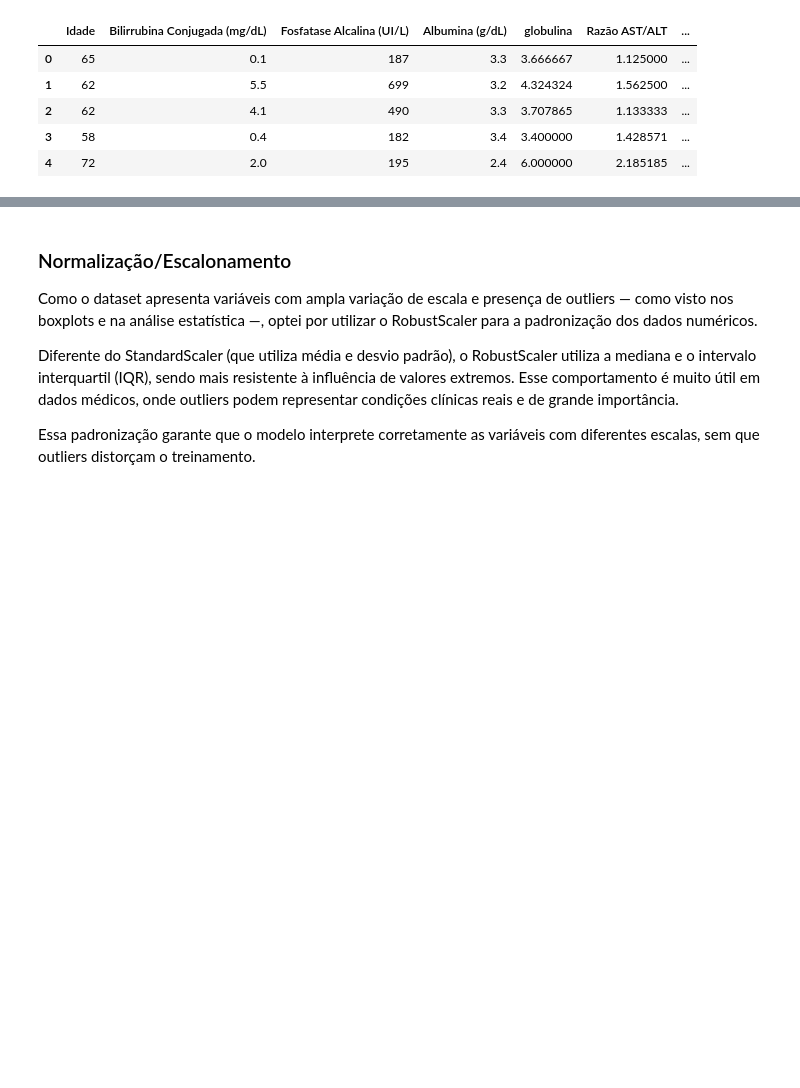
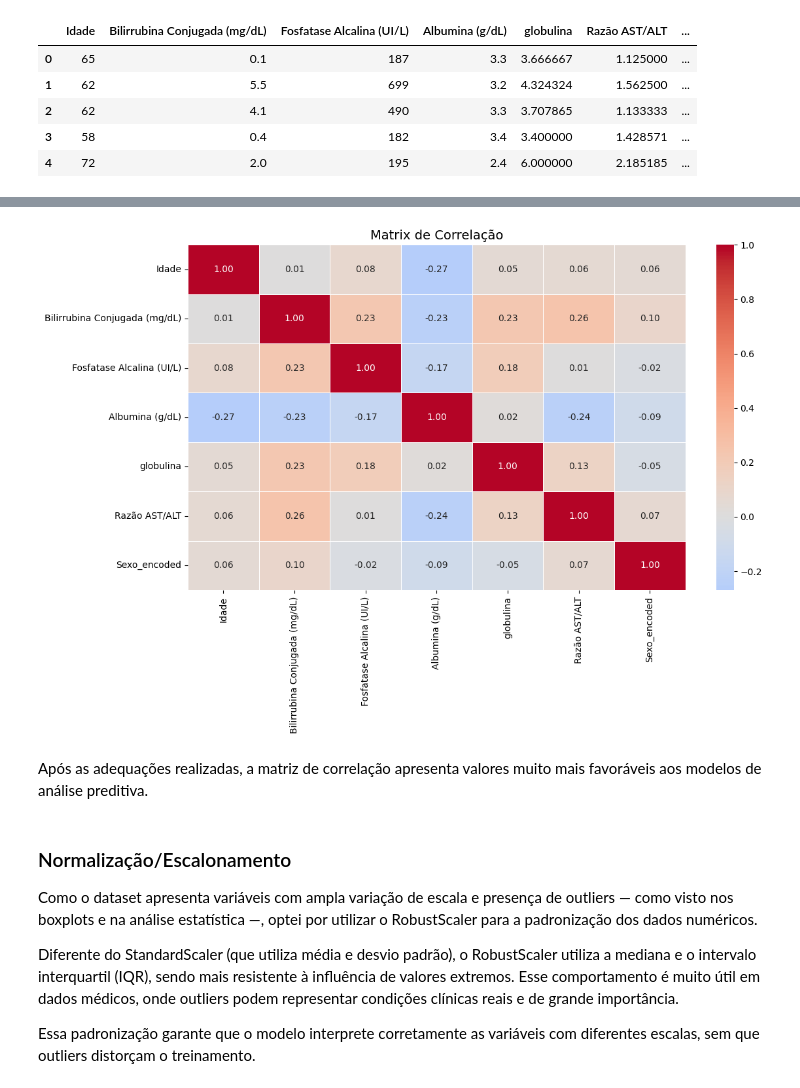
Before and after one commit to paulaRMachado/PUC-RIO-DTSC-MVP2, a Jupyter notebook: PUC_MVP_2.ipynb, the cells around one changed output, grey strips where cells are left out. Saved outputs shown, nothing was run; the diff lists cells and outputs as text; code cells hidden in the pictures; blank space fills up the shorter version.

```diff
--- a/PUC_MVP_2.ipynb
+++ b/PUC_MVP_2.ipynb
@@ -370,3 +420,19 @@ X_train, X_test, y_train, y_test = train_test_split(X, y, test_size=0.3, random_
+# %%
+# Calcula a matriz de correlação
+correlation_matrix = X.corr()
+plt.figure(figsize=(12, 8))
+# Cria o mapa de calor com anotações
+sns.heatmap(correlation_matrix, annot=True, fmt=".2f", cmap="coolwarm", center=0, linewidths=0.5)
+
+
+# Título
+plt.title('Matrix de Correlação', fontsize=14)
+plt.tight_layout()
+plt.show()
+# %% [output]
+[figure, added]
+# %% [markdown]
+Após as adequações realizadas, a matriz de correlação apresenta valores muito mais favoráveis aos modelos de análise preditiva.
 # %% [markdown]
 ### Normalização/Escalonamento
 Como o dataset apresenta variáveis com ampla variação de escala e presença de outliers — como visto nos boxplots e na análise estatística —, optei por utilizar o RobustScaler para a padronização dos dados numéricos.
```
Also changed, not shown: parts of 37 cells of this notebook.
